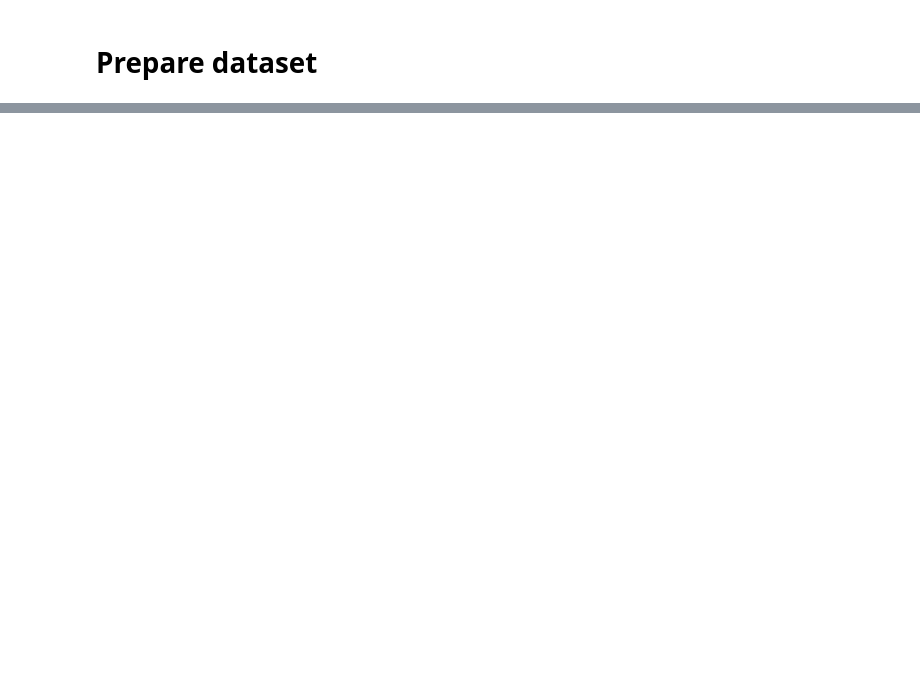
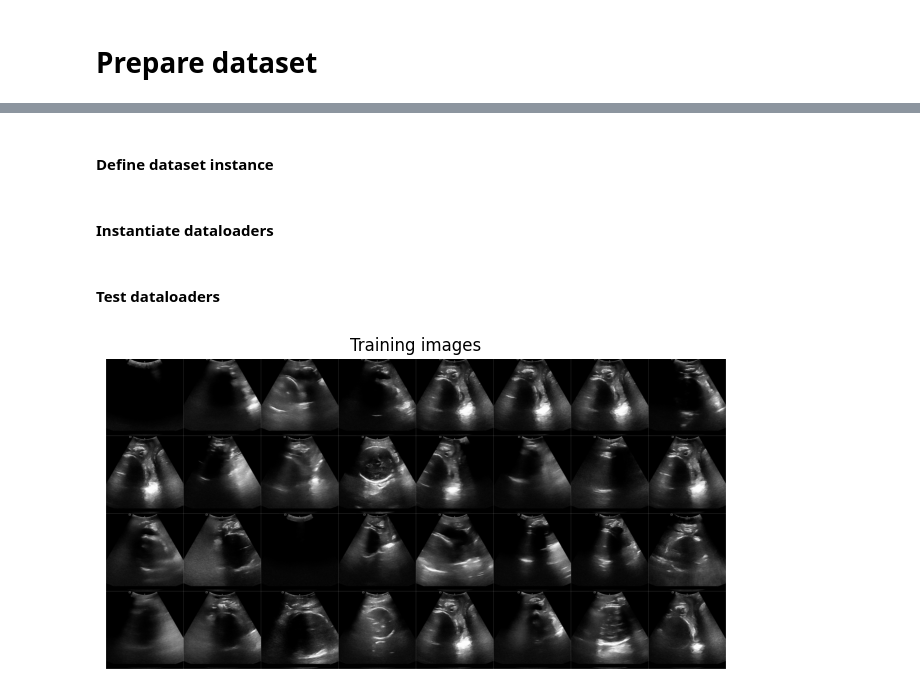
Before and after one commit to lamld203844/Biomedical-Segmentation, a Jupyter notebook: baseline_pytorch.ipynb, the cells around one changed output, grey strips where cells are left out. Saved outputs shown, nothing was run; the diff lists cells and outputs as text; code cells hidden in the pictures; blank space fills up the shorter version.

Commit message:
prepare data, define dataset, dataloader

```diff
--- a/baseline_pytorch.ipynb
+++ b/baseline_pytorch.ipynb
@@ -114,0 +174,53 @@ images, masks = next(iter(train_dataloader))
+# %% [markdown]
+#### Define dataset instance
+# %%
+train_dataset = SegmentationDataset(train_img_dir, train_mask_dir, transform=transform)
+val_dataset = SegmentationDataset(val_img_dir, val_mask_dir, transform=transform)
+test_dataset = SegmentationDataset(test_img_dir, test_mask_dir, transform=transform)
+# %% [markdown]
+#### Instantiate dataloaders
+# %%
+train_dataloader = DataLoader(
+    dataset=train_dataset,
+    batch_size=32,
+    shuffle=True,
+    num_workers=0
+)
+
+val_dataloader = DataLoader(
+    dataset=val_dataset,
+    batch_size=32,
+    shuffle=False,
+    num_workers=0
+)
+
+test_dataloader = DataLoader(
+    dataset=test_dataset,
+    batch_size=32,
+    shuffle=True,
+    num_workers=0
+)
+# %% [markdown]
+#### Test dataloaders
+# %%
+%matplotlib inline
+import matplotlib.pyplot as plt
+import numpy as np
+import torchvision
+
+
+for images, labels in train_dataloader:
+    break
+
+plt.figure(figsize=(8, 8))
+plt.axis("off")
+plt.title("Training images")
+plt.imshow(np.transpose(torchvision.utils.make_grid(
+    images[:32],
+    padding=1,
+    pad_value=1.0,
+    normalize=True),
+    (1, 2, 0)))
+plt.show()
+# %% [output]
+[figure, added]
```
Also changed, not shown: parts of 17 cells of this notebook.
